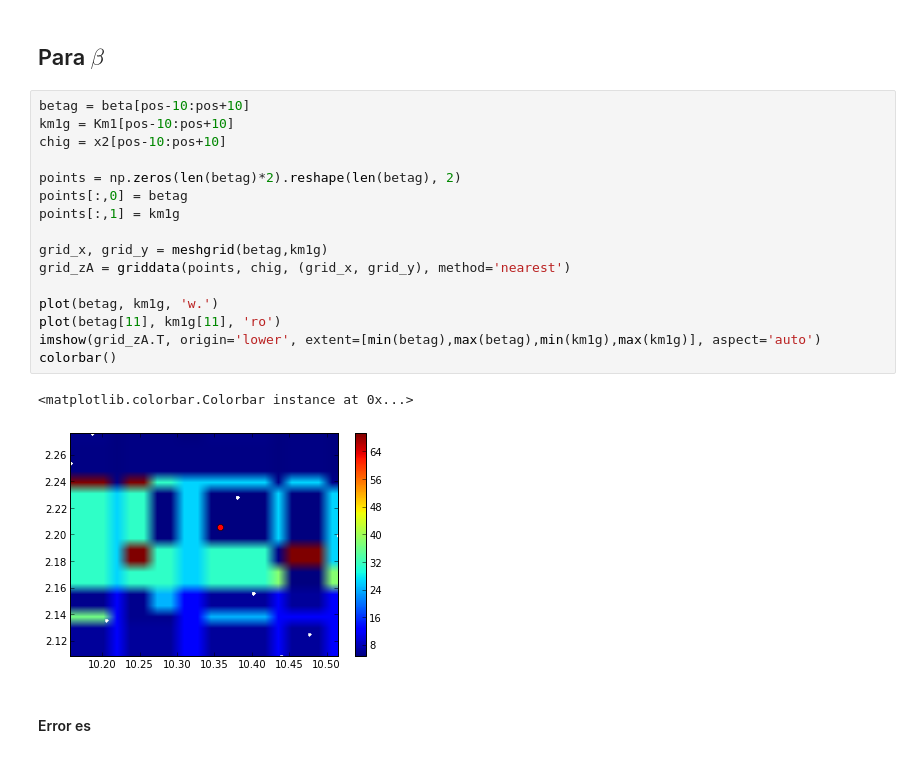
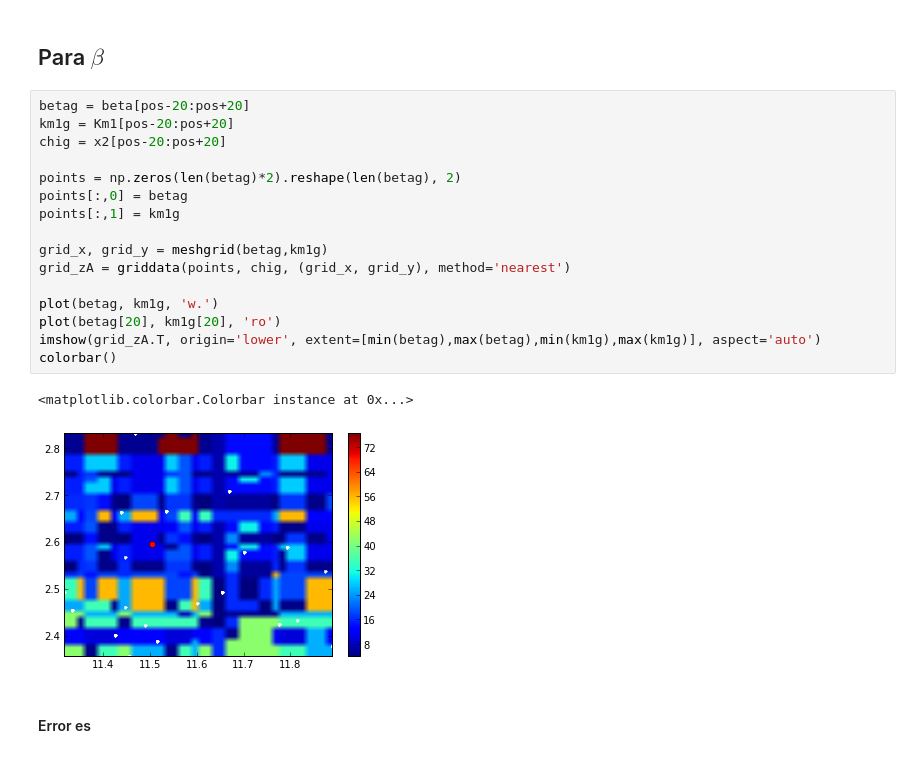
Before and after one commit to daniel-lozano/tarea8, a Jupyter notebook: ctes.ipynb, the cells around one changed output. Drawn from its saved outputs; the diff is of its cells as text.

```diff
--- a/ctes.ipynb
+++ b/ctes.ipynb
@@ -900,24 +900,24 @@ colorbar()
 # %% [markdown]
 ## Para $\beta$
 # %%
-betag = beta[pos-10:pos+10]
-km1g = Km1[pos-10:pos+10]
-chig = x2[pos-10:pos+10]
+betag = beta[pos-20:pos+20]
+km1g = Km1[pos-20:pos+20]
+chig = x2[pos-20:pos+20]
 
 points = np.zeros(len(betag)*2).reshape(len(betag), 2)
 points[:,0] = betag
 points[:,1] = km1g
 
 grid_x, grid_y = meshgrid(betag,km1g)
 grid_zA = griddata(points, chig, (grid_x, grid_y), method='nearest')
 
 plot(betag, km1g, 'w.')
-plot(betag[11], km1g[11], 'ro')
+plot(betag[20], km1g[20], 'ro')
 imshow(grid_zA.T, origin='lower', extent=[min(betag),max(betag),min(km1g),max(km1g)], aspect='auto')
 colorbar()
 # %% [output]
 <matplotlib.colorbar.Colorbar instance at 0x...>
-[figure, old version]
+[figure, new version]
 # %% [markdown]
 #### Error es
 # %%
```
Also changed, not shown: parts of 29 cells of this notebook, 12 other files.
